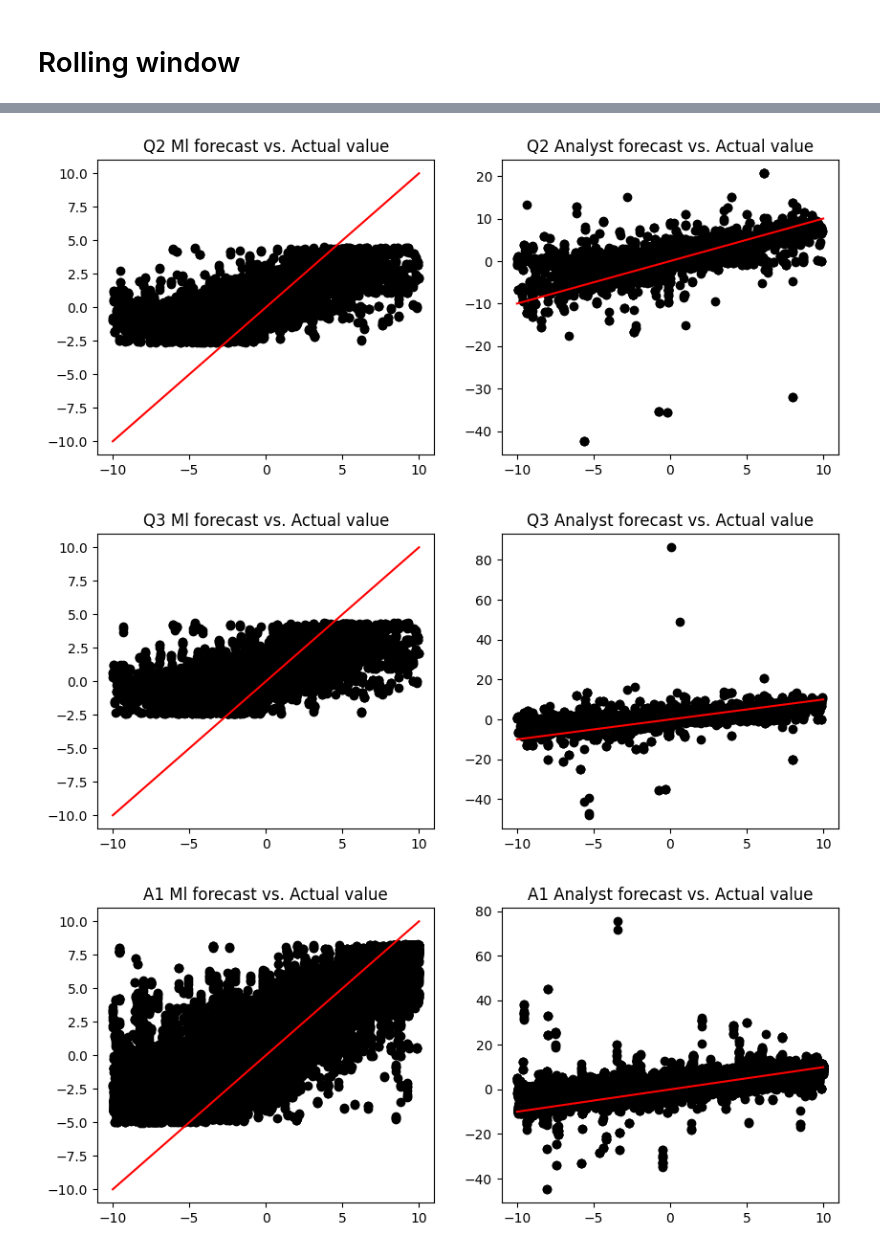
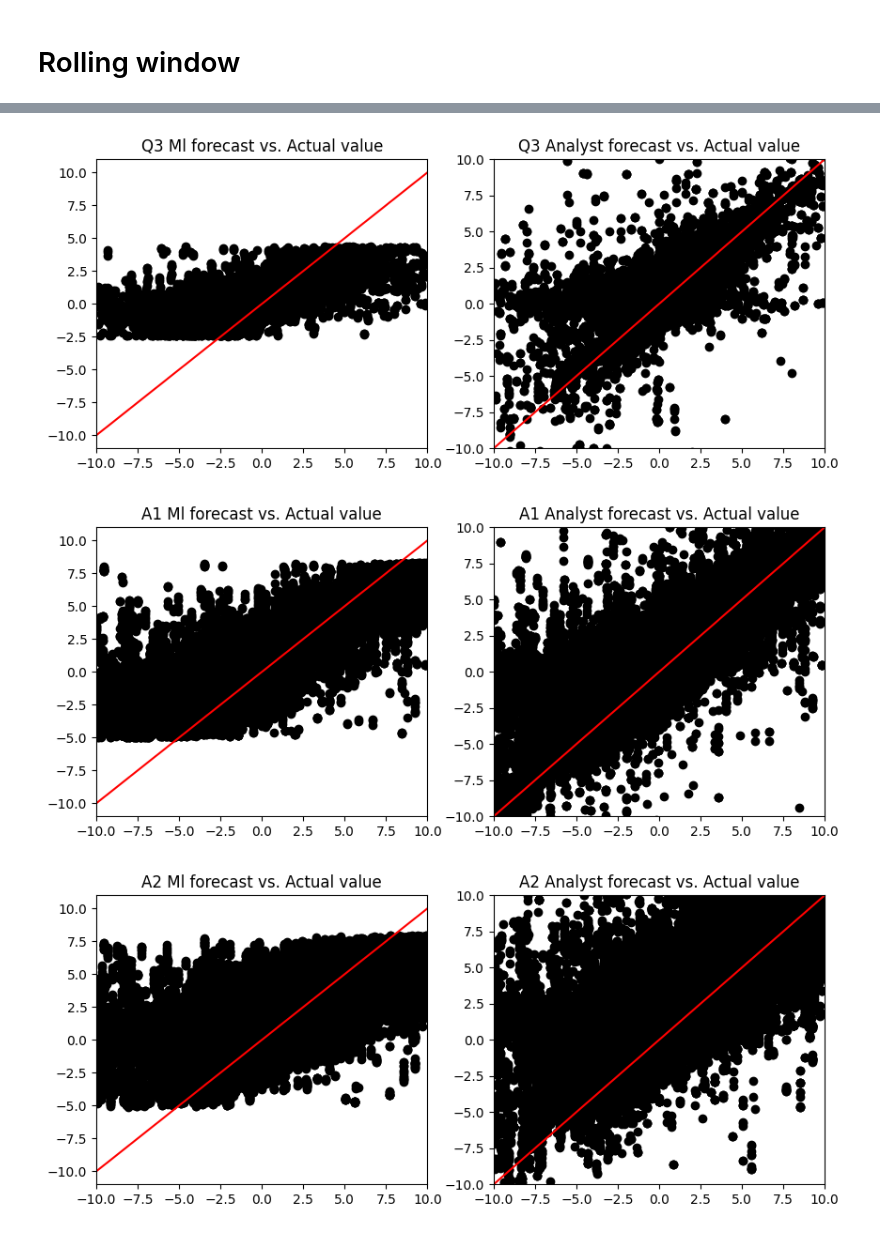
Before and after one commit to NicoloMarsucco/ML-financial-modelling, a Jupyter notebook: RF.ipynb, the cells around one changed output, grey strips where cells are left out. Drawn from its saved outputs; the diff is of its cells as text; code cells hidden in the pictures.

```diff
--- a/RF.ipynb
+++ b/RF.ipynb
@@ -142,5 +73,0 @@ for forecast, df in results.items():
-# %%
-for period in periods:
-    fig, ax = plt.subplots(1,1, figsize=(5, 4))
-    plt.plot(results[period].adj_actual, results[period].predicted_adj_actual, 'o', color='black')
-    plt.plot([-10, 10], [-10, 10], 'r-')
@@ -182,13 +155,12 @@ def train_test_random_forest_rolling(period, data_frame):
             X_train_full = train_data.loc[:, ~train_data.columns.isin(['adj_actual'])]
 
             y_test = test_data['adj_actual']
-            y_test_all = pd.concat([y_test_all,y_test])
-            print(f'len y_test_all {len(y_test_all)}')
             X_test_full = test_data.loc[:, ~test_data.columns.isin(['adj_actual'])]
 
             X_train = X_train_full.drop(['Date', 'permno'], axis=1)
             X_test = X_test_full.drop(['Date', 'permno'], axis=1)
-
+            print(f' min y train {y_train.min()}')
+            print(f' max y train {y_train.max()}')
             # Instantiate a RandomForestRegressor
             forest_model_rf = RandomForestRegressor(n_estimators=2000, max_depth=7, max_samples=0.01,  min_samples_leaf=5,  n_jobs=-1) #max_samples=sample_fractions[period]
             print("Training Random Forest")
@@ -202,20 +174,15 @@ def train_test_random_forest_rolling(period, data_frame):
     result_df = pd.DataFrame(data_frame[(data_frame['Date']>= '1986-01') & (data_frame['Date']<= '2019-12') ])
     if period == 'A2':
         result_df = pd.DataFrame(data_frame[(data_frame['Date']>= '1987-01') & (data_frame['Date']<= '2019-12') ])
-    result_df['adj_actual_check_append'] = y_test_all
     result_df['predicted_adj_actual'] = y_hat_test.values
 
-
-    print(f' r2_score is {r2_score(result_df.adj_actual, result_df.predicted_adj_actual)}')
-
     result_df['biased_expectation'] = (result_df.adj_meanest - result_df.predicted_adj_actual) / result_df.price
-    result_df['biased_expectation'].describe()
 
     return result_df
 # %%
-results = {}
+results_rolling = {}
 
 # 18 min Q1 with 1% sample
 for forecast, df in forecast_data.items():
     print(forecast)
-    results[forecast] = train_test_random_forest_rolling(forecast, df)
+    results_rolling[forecast] = train_test_random_forest_rolling(forecast, df)
@@ -309,13 +189,23 @@ Random Forest training completed
+# %%
+for period, df in results_rolling.items():
+    df.to_csv(f"results/{period}_rf.csv", index=False)
 # %%
 for period in periods:
     fig, ax = plt.subplots(1,2, figsize=(10, 4))
-    ax[0].plot(results[period].adj_actual, results[period].predicted_adj_actual, 'o', color='black')
+    ax[0].plot(results_rolling[period].adj_actual, results_rolling[period].predicted_adj_actual, 'o', color='black')
     ax[0].plot([-10, 10], [-10, 10], 'r-')
     ax[0].set_title(f'{period} Ml forecast vs. Actual value')
-    print(results[period].biased_expectation.mean())
+    ax[0].set_xlim(-10,10)
+    #ax[0].set_ylim(-10,10)
+
+
+
+    print(f' bias for {period}  = {results_rolling[period].biased_expectation.mean()}')
 
     # plot forecast and exact
-    ax[1].plot(results[period].adj_actual, results[period].adj_meanest, 'o', color='black')
+    ax[1].plot(results_rolling[period].adj_actual, results_rolling[period].adj_meanest, 'o', color='black')
     ax[1].plot([-10,10], [-10,10], 'r-')
     ax[1].set_title(f'{period} Analyst forecast vs. Actual value')
+    ax[1].set_xlim(-10,10)
+    ax[1].set_ylim(-10,10)
 # %% [output]
@@ -329,4 +219,4 @@ for period in periods:
-[figure, old version]
+[figure, new version]
-[figure, old version]
+[figure, new version]
-[figure, old version]
+[figure, new version]
 # %% [markdown]
```
Also changed, not shown: parts of 12 cells of this notebook, 1 other file.
